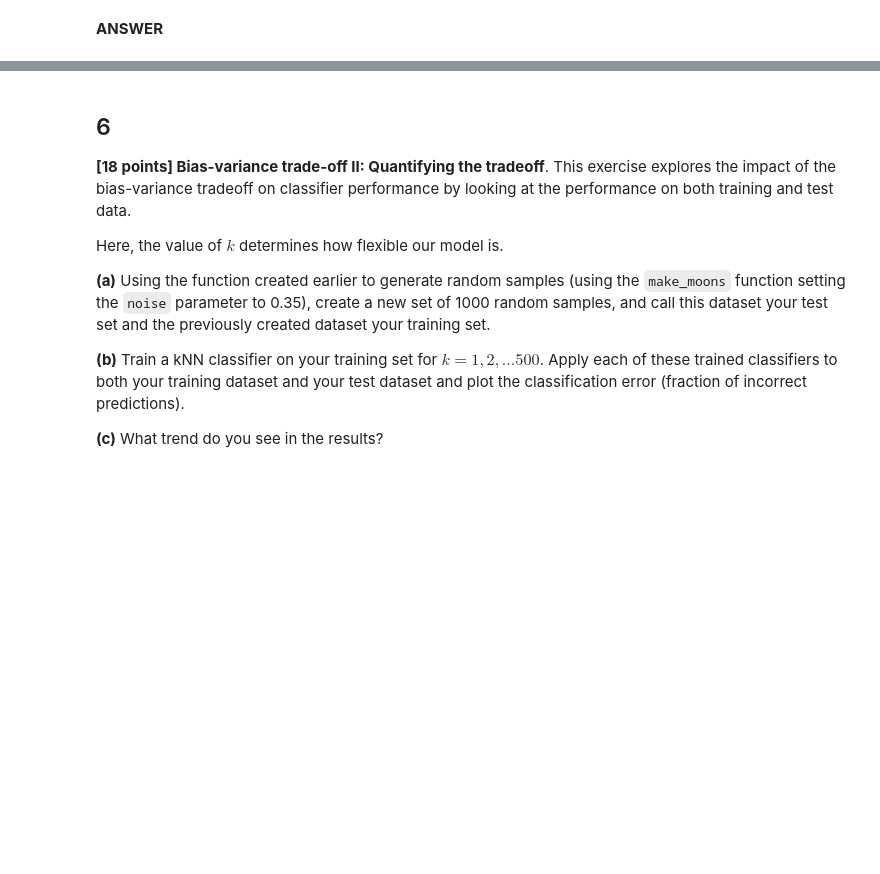
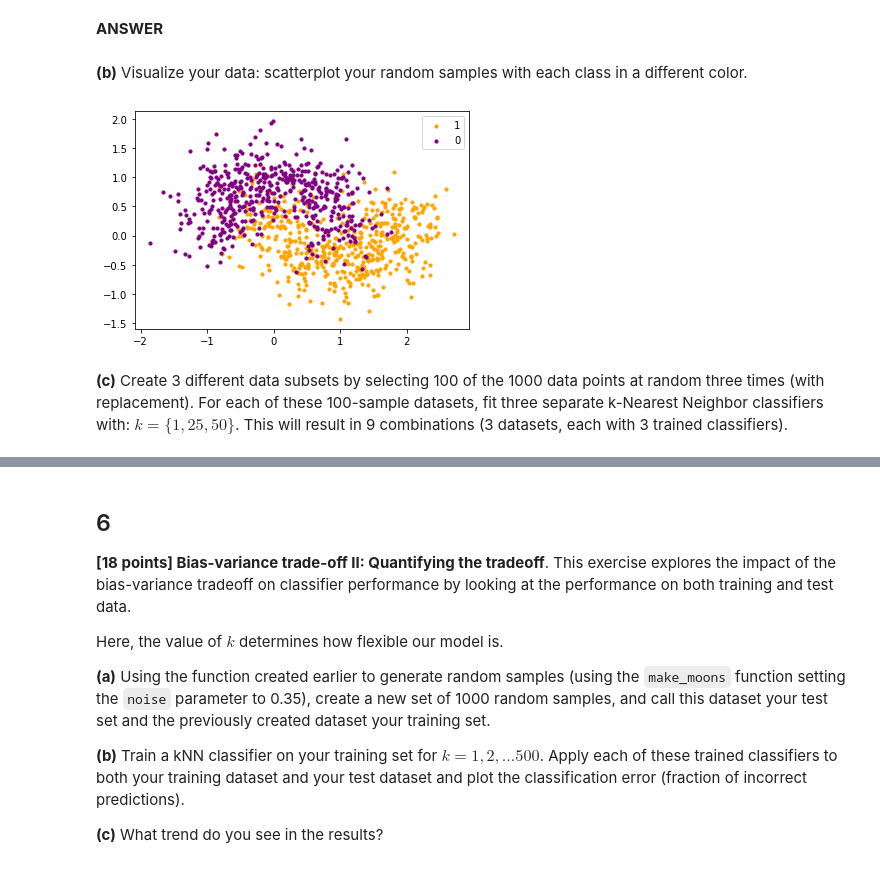
Before and after one commit to HarTigran/ids705, a Jupyter notebook: assignments/Assignment_2.ipynb, the cells around one changed output, grey strips where cells are left out. Cells and saved outputs as stored; diff of their text form; code cells hidden in the pictures; blank space fills up the shorter version.

```diff
--- a/assignments/Assignment_2.ipynb
+++ b/assignments/Assignment_2.ipynb
@@ -200,3 +312,7 @@ from matplotlib.colors import LinearSegmentedColormap
 newcmp = LinearSegmentedColormap.from_list("new", [(r/255, g/255, b/255), (r/255, g/255, b/255)], N=2)
 # %% [markdown]
 **ANSWER**
+# %%
+X,y = sklearn.datasets.make_moons(n_samples=1000, noise=0.35)
+# %% [markdown]
+**(b)** Visualize your data: scatterplot your random samples with each class in a different color.
@@ -202,0 +321,10 @@ newcmp = LinearSegmentedColormap.from_list("new", [(r/255, g/255, b/255), (r/255
+# %%
+one = plt.scatter(X[:, 0][y==1], X[:, 1][y==1], s= 10, c = "orange", label = '1')
+zero = plt.scatter(X[:, 0][y==0], X[:, 1][y==0], s = 10, c = "purple", label='0')
+#plt.legend((one,zero),('1','0'))
+plt.legend()
+plt.show()
+# %% [output]
+[figure, added]
+# %% [markdown]
+**(c)** Create 3 different data subsets by selecting 100 of the 1000 data points at random three times (with replacement). For each of these 100-sample datasets, fit three separate k-Nearest Neighbor classifiers with: $k = \{1, 25, 50\}$. This will result in 9 combinations (3 datasets, each with 3 trained classifiers).
```
Also changed, not shown: parts of 21 cells of this notebook.
